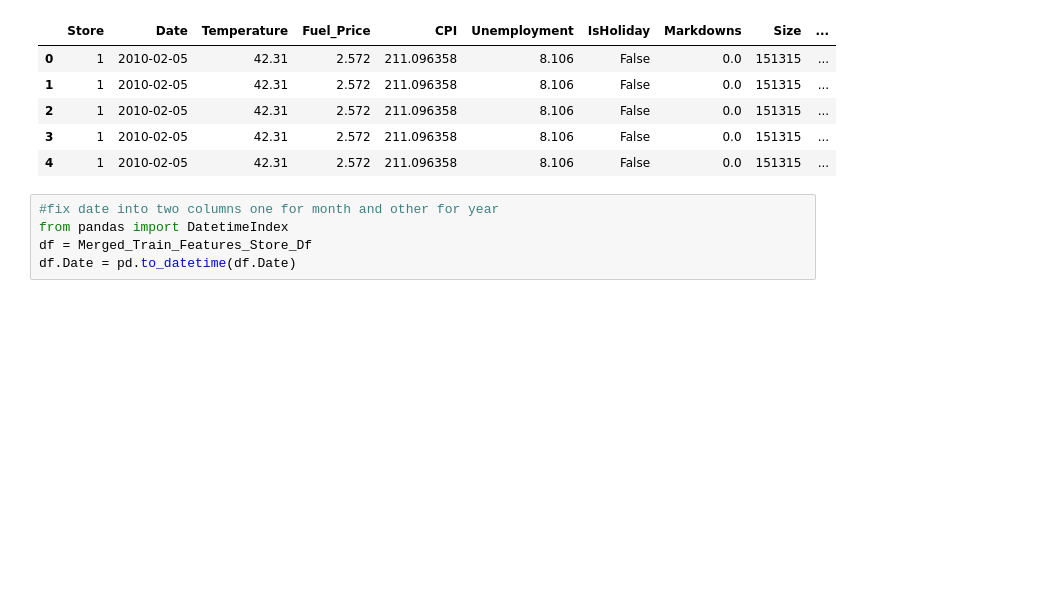
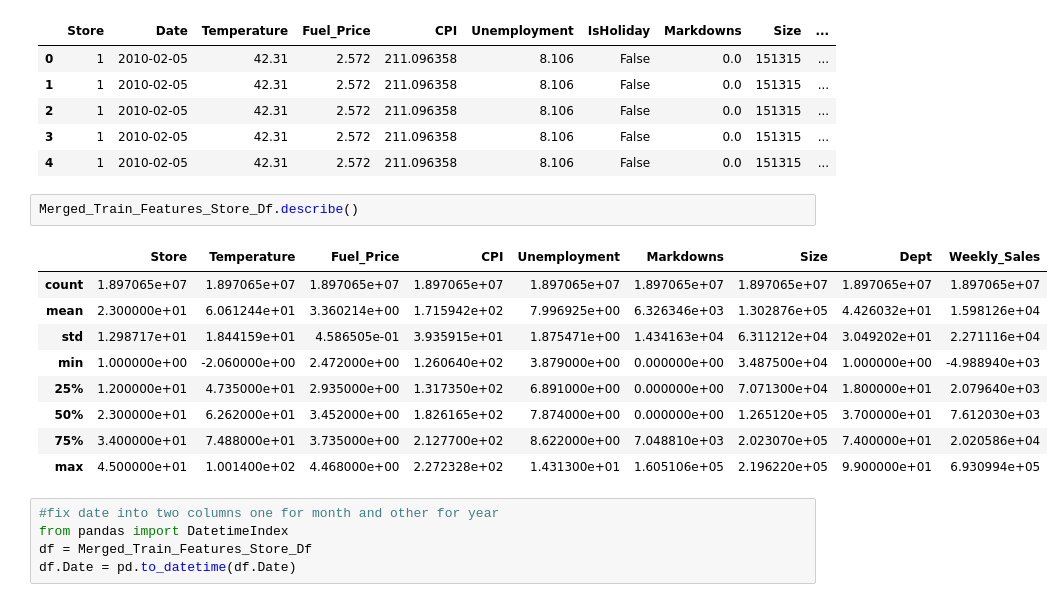
Before and after one commit to jesus-r-mendoza/Walmart-Store-Sales-Forecasting, a Jupyter notebook: data/Walmart LogisticCV.ipynb, the cells around one changed output. Drawn from its saved outputs; the diff is of its cells as text; blank space fills up the shorter version.

```diff
--- a/data/Walmart LogisticCV.ipynb
+++ b/data/Walmart LogisticCV.ipynb
@@ -57,6 +57,18 @@ Merged_Train_Features_Store_Df.head()
 | 2 | 1 | 2010-02-05 | 42.31 | 2.572 | 211.096358 | 8.106 | False | 0.0 | 151315 | ... |
 | 3 | 1 | 2010-02-05 | 42.31 | 2.572 | 211.096358 | 8.106 | False | 0.0 | 151315 | ... |
 | 4 | 1 | 2010-02-05 | 42.31 | 2.572 | 211.096358 | 8.106 | False | 0.0 | 151315 | ... |
+# %%
+Merged_Train_Features_Store_Df.describe()
+# %% [output]
+|  | Store | Temperature | Fuel_Price | CPI | Unemployment | Markdowns | Size | Dept | Weekly_Sales |
+| count | 1.897065e+07 | 1.897065e+07 | 1.897065e+07 | 1.897065e+07 | 1.897065e+07 | 1.897065e+07 | 1.897065e+07 | 1.897065e+07 | 1.897065e+07 |
+| mean | 2.300000e+01 | 6.061244e+01 | 3.360214e+00 | 1.715942e+02 | 7.996925e+00 | 6.326346e+03 | 1.302876e+05 | 4.426032e+01 | 1.598126e+04 |
+| std | 1.298717e+01 | 1.844159e+01 | 4.586505e-01 | 3.935915e+01 | 1.875471e+00 | 1.434163e+04 | 6.311212e+04 | 3.049202e+01 | 2.271116e+04 |
+| min | 1.000000e+00 | -2.060000e+00 | 2.472000e+00 | 1.260640e+02 | 3.879000e+00 | 0.000000e+00 | 3.487500e+04 | 1.000000e+00 | -4.988940e+03 |
+| 25% | 1.200000e+01 | 4.735000e+01 | 2.935000e+00 | 1.317350e+02 | 6.891000e+00 | 0.000000e+00 | 7.071300e+04 | 1.800000e+01 | 2.079640e+03 |
+| 50% | 2.300000e+01 | 6.262000e+01 | 3.452000e+00 | 1.826165e+02 | 7.874000e+00 | 0.000000e+00 | 1.265120e+05 | 3.700000e+01 | 7.612030e+03 |
+| 75% | 3.400000e+01 | 7.488000e+01 | 3.735000e+00 | 2.127700e+02 | 8.622000e+00 | 7.048810e+03 | 2.023070e+05 | 7.400000e+01 | 2.020586e+04 |
+| max | 4.500000e+01 | 1.001400e+02 | 4.468000e+00 | 2.272328e+02 | 1.431300e+01 | 1.605106e+05 | 2.196220e+05 | 9.900000e+01 | 6.930994e+05 |
 # %%
 #fix date into two columns one for month and other for year
 from pandas import DatetimeIndex
```
Also changed, not shown: 1 other file.
